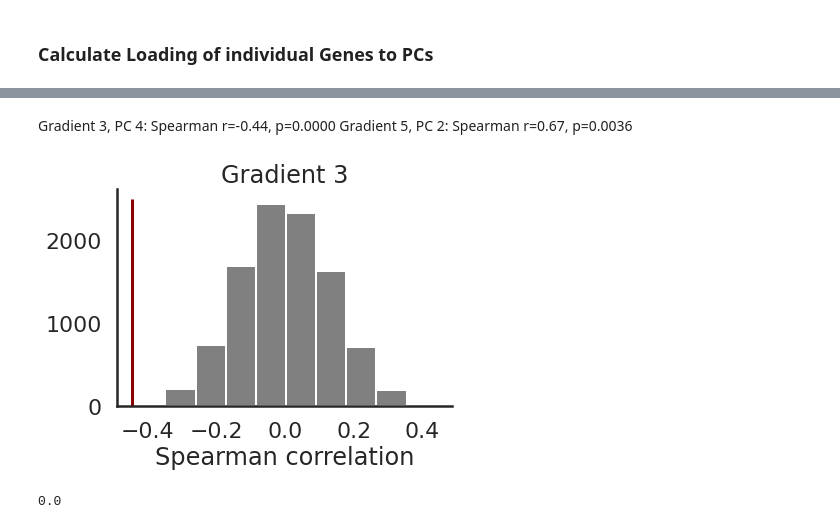
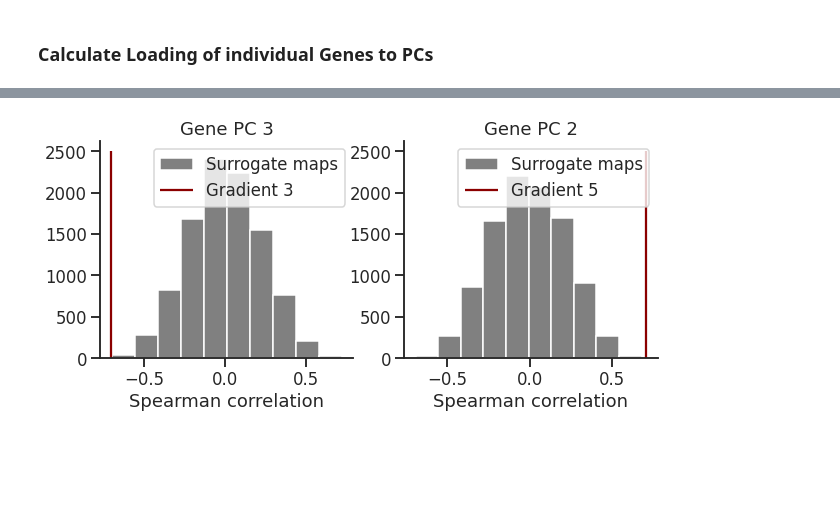
Before and after one commit to juhuntenburg/mouse_gradients, a Jupyter notebook: 07_Gene_expression.ipynb, the cells around one changed output, grey strips where cells are left out. Cells and saved outputs as stored; diff of their text form; code cells hidden in the pictures; blank space fills up the shorter version.

Commit message:
last touches for figures

```diff
--- a/07_Gene_expression.ipynb
+++ b/07_Gene_expression.ipynb
@@ -67,6 +66,8 @@ len(df)
 gene_mask_thr = np.zeros(mask.shape)
 gene_mask_thr[gene_mask >= (n_maps/2)] = 1
 nb.save(nb.Nifti1Image(gene_mask_thr, aff, hdr), data_dir+'allen_atlas/gene_expression/gene_mask.nii.gz')
+# %%
+gene_mask_thr = np.array(nb.load(data_dir+'allen_atlas/gene_expression/gene_mask.nii.gz').dataobj)
 # %% [markdown]
 ### Combine energy for experiments probing the same gene (entrez)
 # %%
@@ -239,13 +231,18 @@ gradients = np.load('/home/julia/data/gradients/results/embedding/embed.npy')[:,
+# %%
+gradients = io_mesh.load_mesh(data_dir+'results/embedding/embed_sampled_mesh.vtk')['data']
+pcs = io_mesh.load_mesh(data_dir+'results/gene_expression/pcs_mesh.vtk')['data']
+cortex = np.where(gradients[:,0]!=0)[0]
 # %%
 for g in range(6):
-    for p in range(6):
+    for p in [1,2,3,4,5]:
         rs = []
-        surrogates = np.load(data_dir + 'results/null_models/volume/surrogates/vol{}_surrogates.npy'.format(g))
+        surrogates = np.load(data_dir + 'results/null_models/surface/surrogates/surf{}_surrogates.npy'.format(g))
         for s in range(10000):
-            r_val, _ = stats.spearmanr(surrogates[s,:], pcs[:,p])
+            r_val, _ = stats.spearmanr(surrogates[s,:], pcs[:,p][cortex])
             rs.append(r_val)
 
-        r_val, _ = stats.spearmanr(gradients[:,g], pcs[:,p])
-        p_val = np.where(np.abs(rs)>=np.abs(r_val))[0].shape[0] / (len(rs)+1) * 36
-        print('Gradient {}, PC {}: Spearman r={:.2f}, p={:.4f}'.format(g+1, p+1, r_val, p_val))
+        r_val, _ = stats.spearmanr(gradients[:,g][cortex], pcs[:,p][cortex])
+        p_val = np.where(np.abs(rs)>=np.abs(r_val))[0].shape[0] / (len(rs)+1) * 30
+        if p_val <= 0.05:
+            print('Gradient {}, PC {}: Spearman r={:.2f}, p={:.4f}'.format(g+1, p+1, r_val, p_val))
 # %% [output]
@@ -270,30 +251,28 @@ Gradient 6, PC 6: Spearman r=-0.17, p=13.0379
-# %% [markdown]
-Gradient 3, PC 4: Spearman r=-0.44, p=0.0000
-Gradient 5, PC 2: Spearman r=0.67, p=0.0036
 # %%
 sns.set_style('white')
 sns.set_context('poster')
 # %%
-g=2
-p=3
+fig = plt.figure(figsize=(10,4))
 
-rs = []
-surrogates = np.load(data_dir + 'results/null_models/volume/surrogates/vol{}_surrogates.npy'.format(g))
-for s in range(10000):
-    r_val, _ = stats.spearmanr(surrogates[s,:], pcs[:,p])
-    rs.append(r_val)
+idx=1
+for g,p in [(2,2), (4,1)]:
 
-r_val, _ = stats.spearmanr(gradients[:,g], pcs[:,p])
-p_val = np.where(np.abs(rs)>=np.abs(r_val))[0].shape[0] / (len(rs)+1)
+    rs = []
+    surrogates = np.load(data_dir + 'results/null_models/surface/surrogates/surf{}_surrogates.npy'.format(g))
+    for s in range(10000):
+        r_val, _ = stats.spearmanr(surrogates[s,:], pcs[:,p][cortex])
+        rs.append(r_val)
 
-plt.hist(rs, color='grey', label='Surrogate maps')
-plt.vlines(r_val, 0,2500, color='darkred', label='Gradient {}, Gene PC {}'.format(g+1, p+1))
-plt.xlabel('Spearman correlation')
-plt.title('Gradient {}'.format(g+1))
-sns.despine()
+    r_val, _ = stats.spearmanr(gradients[:,g][cortex], pcs[:,p][cortex])
+    p_val = np.where(np.abs(rs)>=np.abs(r_val))[0].shape[0] / (len(rs)+1)
+
+    fig.add_subplot(1,2,idx)
+    idx+=1
+    plt.hist(rs, color='grey', label='Surrogate maps')
+    plt.vlines(r_val, 0,2500, color='darkred', label='Gradient {}'.format(g+1))
+    plt.xlabel('Spearman correlation')
+    plt.title('Gene PC {}'.format(p+1))
+    plt.legend()
+    sns.despine()
 # %% [output]
-[figure, old version]
+[figure, new version]
-# %%
-p_val
-# %% [output]
-0.0
```
Also changed, not shown: parts of 9 cells of this notebook, 10 other files.
